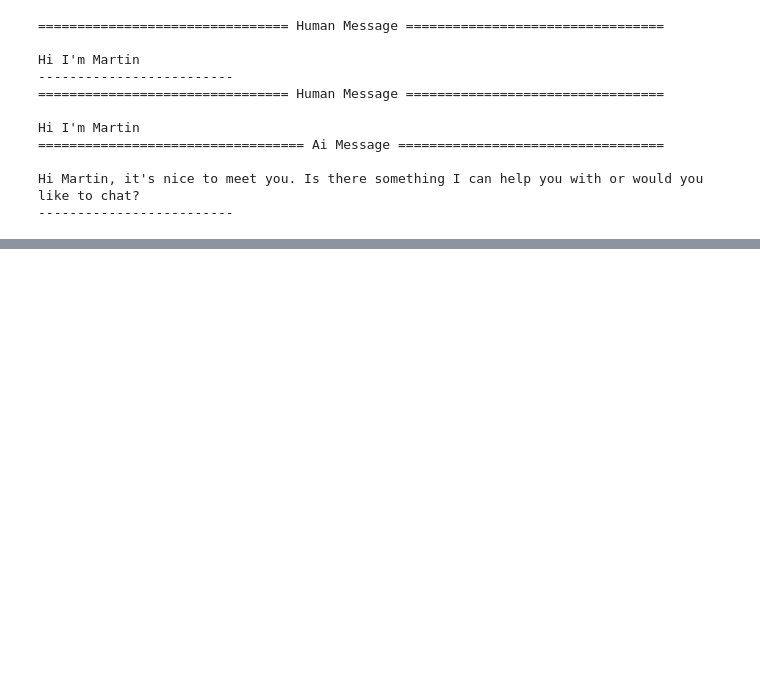
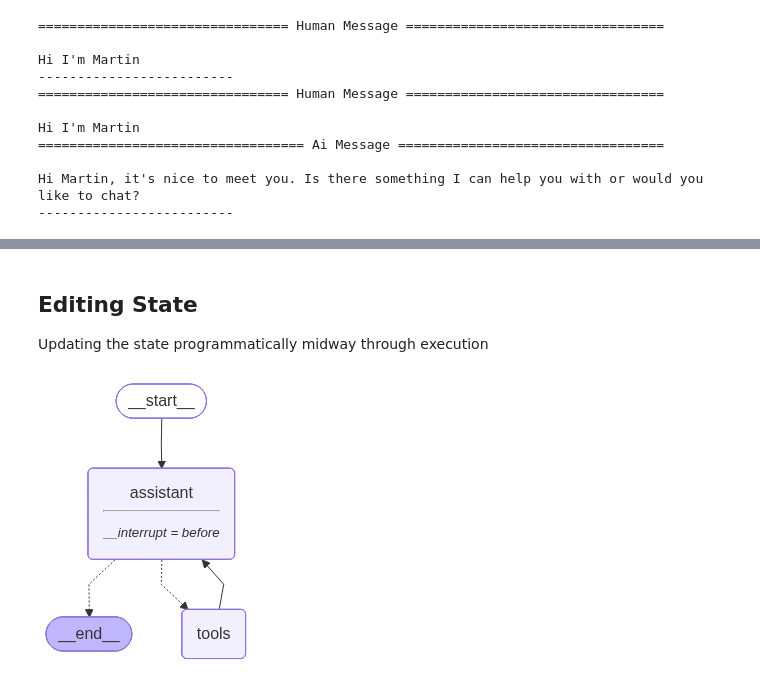
Before and after one commit to minimartzz/learning, a Jupyter notebook: agents/langgraph/03_editing_state_and_human_feedback.ipynb, the cells around one changed output, grey strips where cells are left out. Drawn from its saved outputs; the diff is of its cells as text; code cells hidden in the pictures; blank space fills up the shorter version.

```diff
--- a/agents/langgraph/03_editing_state_and_human_feedback.ipynb
+++ b/agents/langgraph/03_editing_state_and_human_feedback.ipynb
@@ -145,0 +474,11 @@ Hi Martin, it's nice to meet you. Is there something I can help you with or woul
+# %% [markdown]
+## Editing State
+
+Updating the state programmatically midway through execution
+# %%
+# Reusing the same graph configuration as above
+graph = builder.compile(interrupt_before=['assistant'], checkpointer=MemorySaver())
+
+display(Image(graph.get_graph(xray=True).draw_mermaid_png()))
+# %% [output]
+[figure, added]
```
Also changed, not shown: parts of 45 cells of this notebook.
